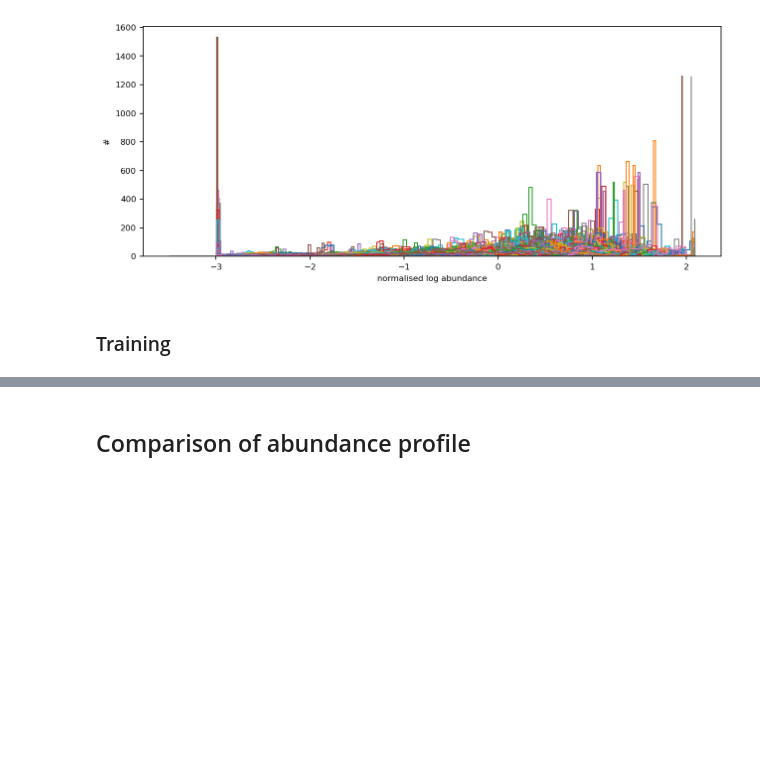
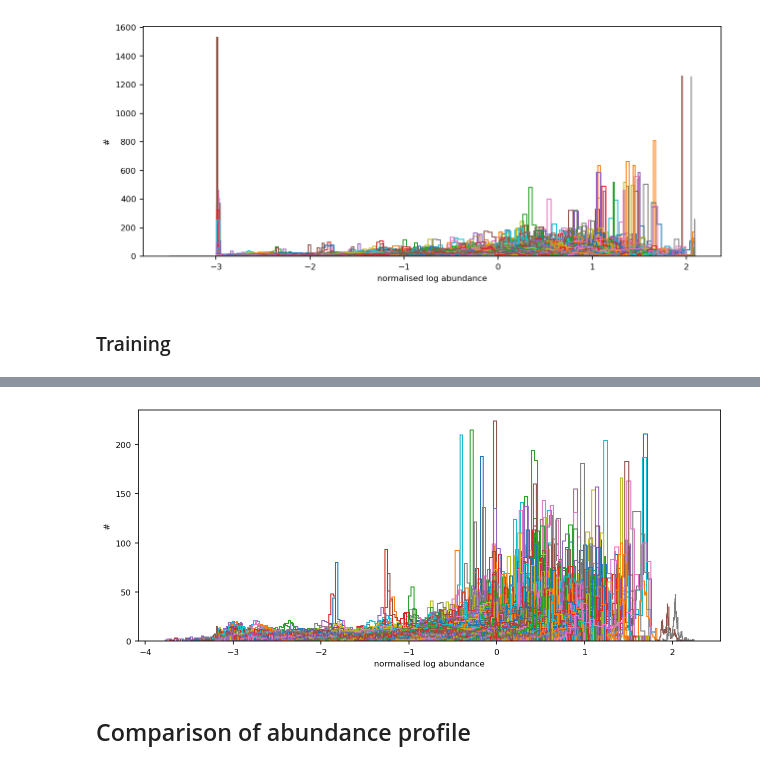
Before and after one commit to silkemaes/MACE, a Jupyter notebook: autoencoder.ipynb, the cells around one changed output, grey strips where cells are left out. Drawn from its saved outputs; the diff is of its cells as text; code cells hidden in the pictures; blank space fills up the shorter version.

```diff
--- a/autoencoder.ipynb
+++ b/autoencoder.ipynb
@@ -592,3 +178,7 @@ plot_hist(x_test_hat)
+# %%
+pl.plot_hist(x_test_hat)
+# %% [output]
+[figure, added]
 # %% [markdown]
 ## Comparison of abundance profile
 # %%
```
Also changed, not shown: parts of 23 cells of this notebook, 4 other files.
